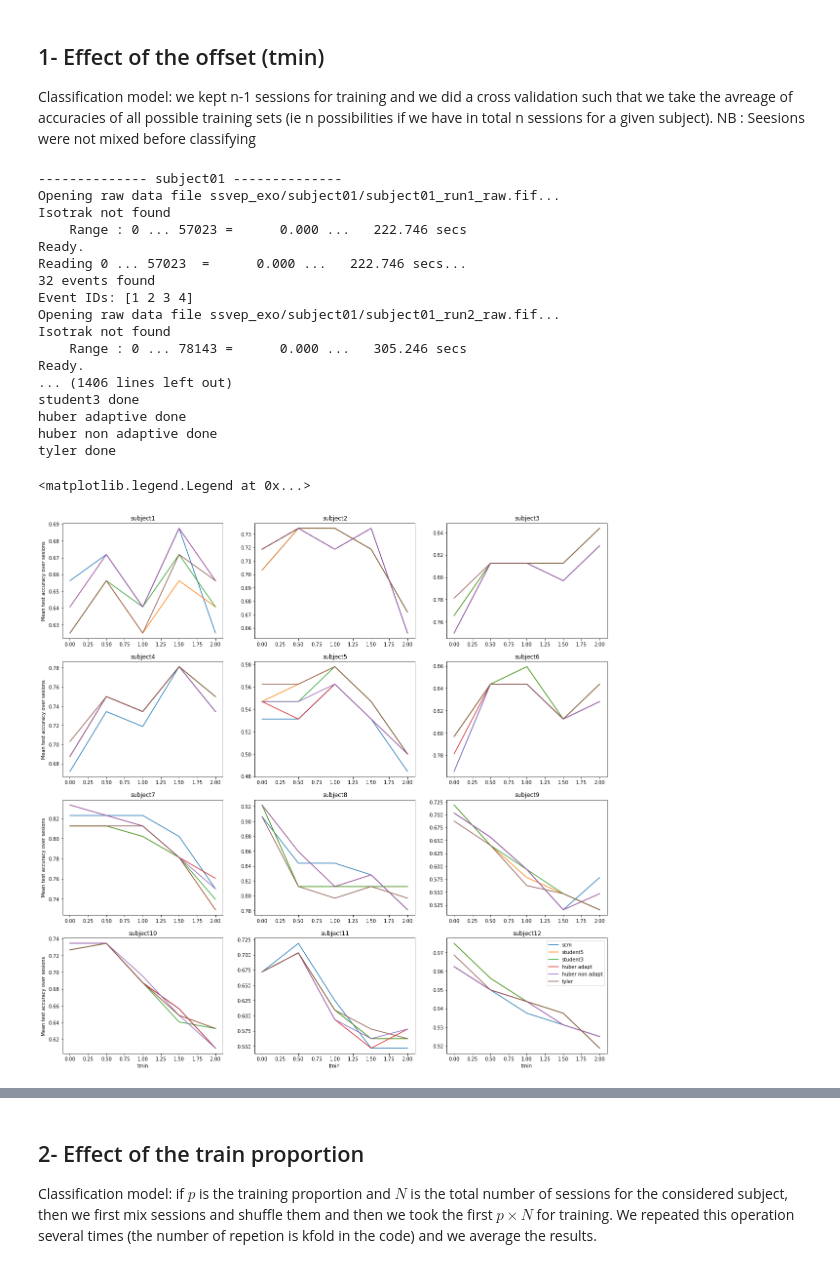
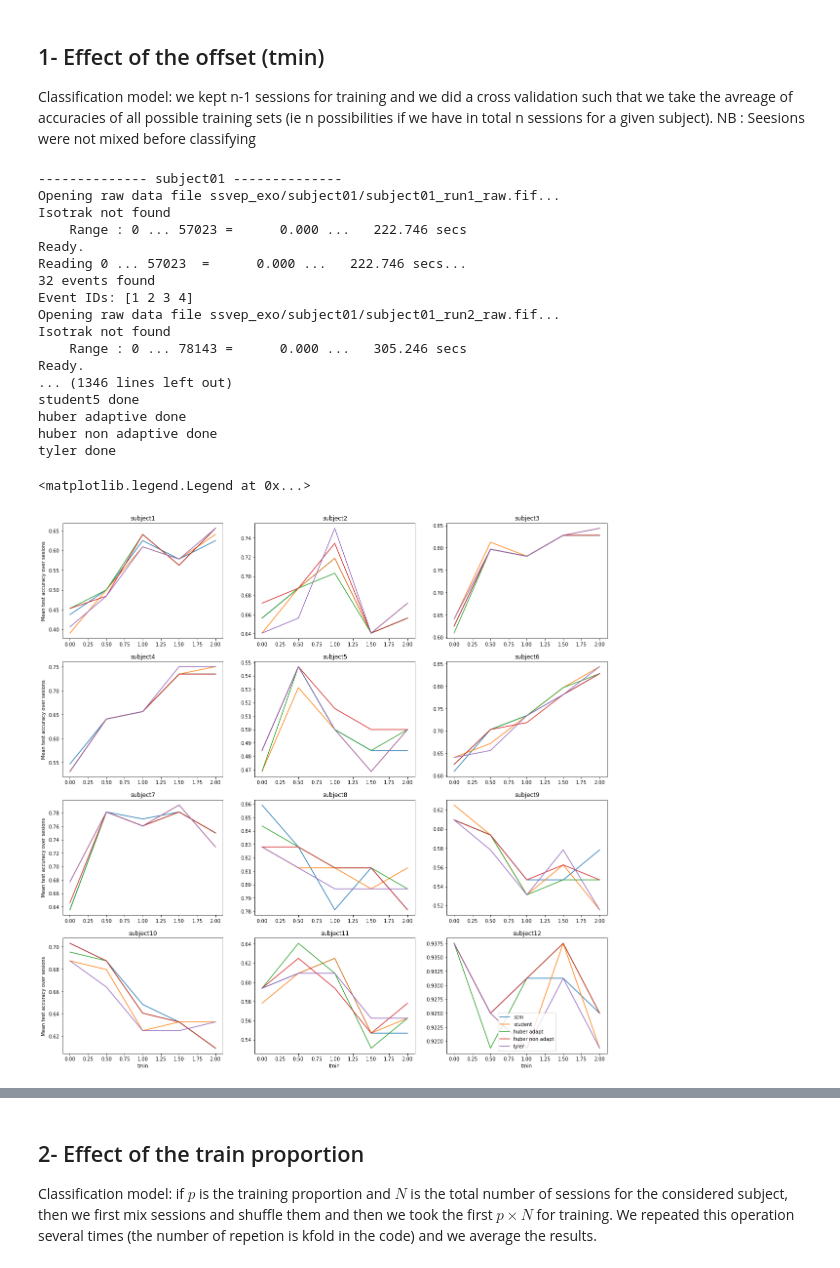
Before and after one commit to IA3005/EEG-Robust-Classification, a Jupyter notebook: ssvepExo_newExperiments.ipynb, the cells around one changed output, grey strips where cells are left out. Saved outputs shown, nothing was run; the diff lists cells and outputs as text; code cells hidden in the pictures.

```diff
--- a/ssvepExo_newExperiments.ipynb
+++ b/ssvepExo_newExperiments.ipynb
@@ -61,7 +61,7 @@ nb_classes = 4 #if you want to exclude "resting", set nb_classes to 3
 method = "MDM"
 freq_band = 1
 with_shuffle = False
-tmax=5
+delta_t=3
 tmins = [0+0.5*i for i in range(5)]# from 0 to 2
 
 
@@ -70,6 +70,7 @@ for subject in range(len(subj_list)):
     print("--------------",subj_list[subject],"--------------")
     for tmin in tmins:
 
+        tmax = tmin + delta_t
         TrialsBuild = TrialsBuilding(data_path,records,subj_list,subject,nb_classes,tmin=tmin,tmax=tmax,freq_band=freq_band)
         extended_trials,labels =TrialsBuild.extended_trials_and_labels_all_sessions()
 
@@ -87,39 +88,31 @@ for subject in range(len(subj_list)):
         covs2 = COVS2.transform(extended_trials)
         classif2 = Classify(method,covs2,labels,nb_trains,nb_classes,with_shuffle = with_shuffle)
         train_acc2,test_acc2 = classif2.accuracies()
-        results = fill_dict(results,subject,tmin,tmax,freq_band,train_acc2,test_acc2,nb_trains,"student5")
+        results = fill_dict(results,subject,tmin,tmax,freq_band,train_acc2,test_acc2,nb_trains,"student")
         print("student5 done")
 
-        COVS2bis = Covariances(estimator="student",ddl=3)
-        COVS2bis.fit(extended_trials,labels)
-        covs2bis = COVS2bis.transform(extended_trials)
-        classif2bis = Classify(method,covs2bis,labels,nb_trains,nb_classes,with_shuffle = with_shuffle)
-        train_acc2bis,test_acc2bis = classif2bis.accuracies()
-        results = fill_dict(results,subject,tmin,tmax,freq_band,train_acc2bis,test_acc2bis,nb_trains,"student3")
-        print("student3 done")
-
-        COVS4 = Covariances(estimator="huber",adaptive=True)
+        COVS4 = Covariances(estimator="huber adaptive")
         COVS4.fit(extended_trials,labels)
         covs4 = COVS4.transform(extended_trials)
         classif4 = Classify(method,covs4,labels,nb_trains,nb_classes,with_shuffle = with_shuffle)
         train_acc4,test_acc4 = classif4.accuracies()
-        results = fill_dict(results,subject,tmin,tmax,freq_band,train_acc4,test_acc4,nb_trains,"huber adapt")
+        results = fill_dict(results,subject,tmin,tmax,freq_band,train_acc4,test_acc4,nb_trains,"huber adaptive")
         print("huber adaptive done")
 
-        COVS4bis = Covariances(estimator="huber",adaptive=False)
+        COVS4bis = Covariances(estimator="huber non adaptive")
         COVS4bis.fit(extended_trials,labels)
         covs4bis = COVS4bis.transform(extended_trials)
         classif4bis = Classify(method,covs4bis,labels,nb_trains,nb_classes,with_shuffle = with_shuffle)
         train_acc4bis,test_acc4bis = classif4bis.accuracies()
-        results = fill_dict(results,subject,tmin,tmax,freq_band,train_acc4bis,test_acc4bis,nb_trains,"huber non adapt")
+        results = fill_dict(results,subject,tmin,tmax,freq_band,train_acc4bis,test_acc4bis,nb_trains,"huber non adaptive")
         print("huber non adaptive done")
 
-        COVS3 = Covariances(estimator="tyler",adaptive=True)
+        COVS3 = Covariances(estimator="tyler adaptive")
         COVS3.fit(extended_trials,labels)
         covs3 = COVS3.transform(extended_trials)
         classif3 = Classify(method,covs3,labels,nb_trains,nb_classes,with_shuffle = with_shuffle)
         train_acc3,test_acc3 = classif3.accuracies()
-        results = fill_dict(results,subject,tmin,tmax,freq_band,train_acc3,test_acc3,nb_trains,"tyler")
+        results = fill_dict(results,subject,tmin,tmax,freq_band,train_acc3,test_acc3,nb_trains,"tyler adaptive")
         print("tyler done")
 # %% [output]
 -------------- subject01 --------------
@@ -134,33 +127,33 @@ Opening raw data file ssvep_exo/subject01/subject01_run2_raw.fif...
 Isotrak not found
     Range : 0 ... 78143 =      0.000 ...   305.246 secs
 Ready.
-... (1406 lines left out)
-student3 done
+... (1346 lines left out)
+student5 done
 huber adaptive done
 huber non adaptive done
 tyler done
 # %%
 #plot
 df = pd.DataFrame(results)
-estimators = ["scm","student5","student3","huber adapt","huber non adapt","tyler"]
+estimators = ["scm","student","huber adapt","huber non adapt","tyler"]
 s = len(tmins)*len(estimators)
 fig,axs = plt.subplots(4,3,figsize=(20,20))
 axs = axs.flatten()
 all_subjects = {(i,k): [] for i in  range(len(axs)) for k in range(len(estimators))}
 for i in range(len(axs)):
     for k in range(len(estimators)):
         y = [df.loc[len(estimators)*j+k+s*i].at["mean test score"] for j in range(len(tmins))]
         all_subjects[(i,k)] = y
         axs[i].plot(tmins,y,label = estimators[k])
         axs[i].set_title("subject"+str(i+1))
         if i>8:
             axs[i].set_xlabel("tmin")
         if i%3==0:
             axs[i].set_ylabel("Mean test accuracy over sesions")
 plt.legend()
 # %% [output]
 <matplotlib.legend.Legend at 0x...>
-[figure, old version]
+[figure, new version]
 # %%
 mean_acc = [[all_subjects[(i,k)] for k in range(len(estimators))] for i in range(len(axs))]
 mean_acc = np.asarray(mean_acc)
```
Also changed, not shown: parts of 24 cells of this notebook, 5 other files.
